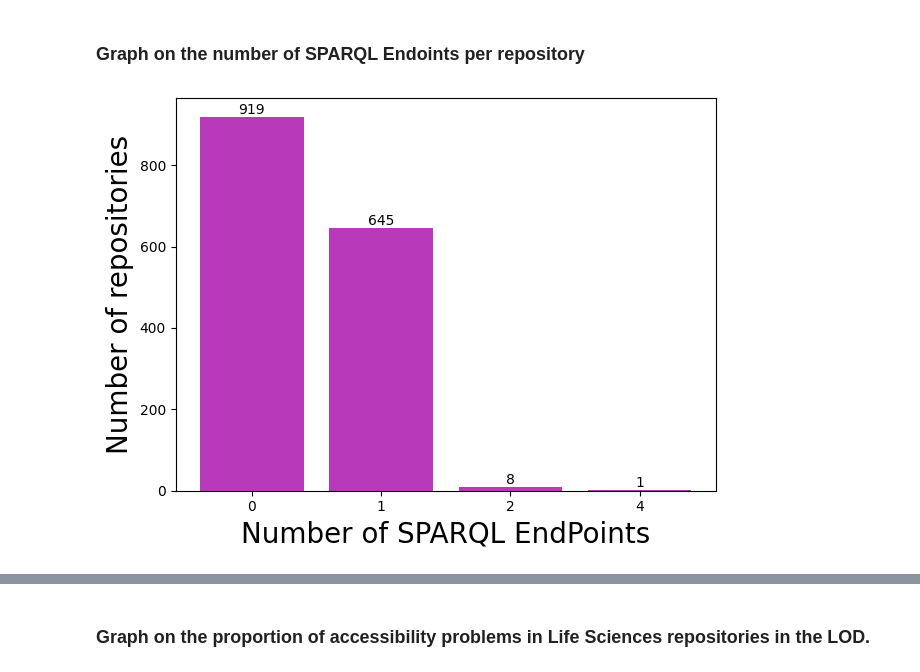
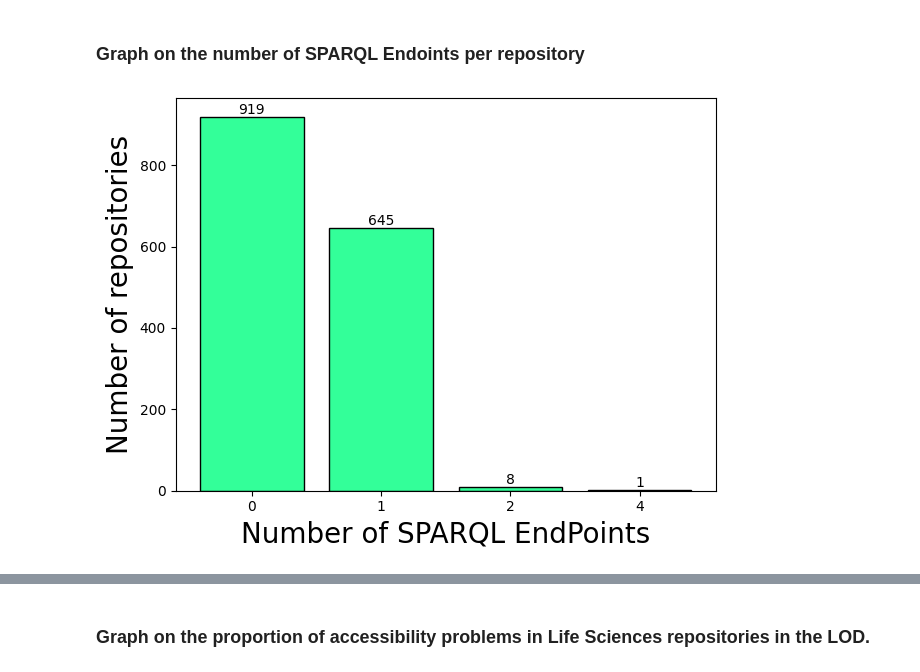
Before and after one commit to KhaosResearch/LOD, a Jupyter notebook: Graphics.ipynb, the cells around one changed output, grey strips where cells are left out. Cells and saved outputs as stored; diff of their text form; code cells hidden in the pictures.

```diff
--- a/Graphics.ipynb
+++ b/Graphics.ipynb
@@ -54,32 +55,32 @@ plt.savefig("DomainDistribution.png", dpi=199)
 # %%
 sparql = final_data.loc[:,"sparql"]
 
 list_sparql = []
 
 for i in range(0,len(sparql)):
     element = str(sparql[i])
     endpoints = element.count('title')
     list_sparql.append(str(endpoints))
 
 unique_list_sparql = list(dict.fromkeys(list_sparql))
 unique_list_sparql.sort()
 
 list_frequency = []
 
 for num in unique_list_sparql:
     frequency = list_sparql.count(num)
     list_frequency.append(frequency)
 
-plt.bar(unique_list_sparql, list_frequency, color = '#B839B9')
+plt.bar(unique_list_sparql, list_frequency, color = '#33FF99', edgecolor = 'black')
 
 for index, value in enumerate(list_frequency):
     plt.text(index, value,
              str(value), horizontalalignment= 'center', verticalalignment='bottom')
 
 plt.xlabel('Number of SPARQL EndPoints', fontsize = 20)
 plt.ylabel('Number of repositories', fontsize = 20)
 
 plt.tight_layout()
 plt.savefig("SPARQLEndpoints.png", dpi=199)
 # %% [output]
-[figure, old version]
+[figure, new version]
```
Also changed, not shown: parts of 4 cells of this notebook, 1 other file.
